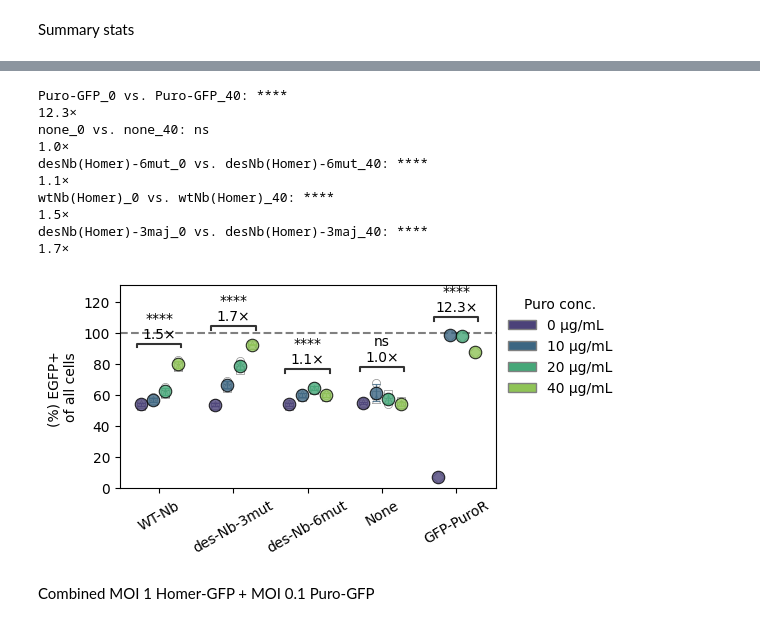
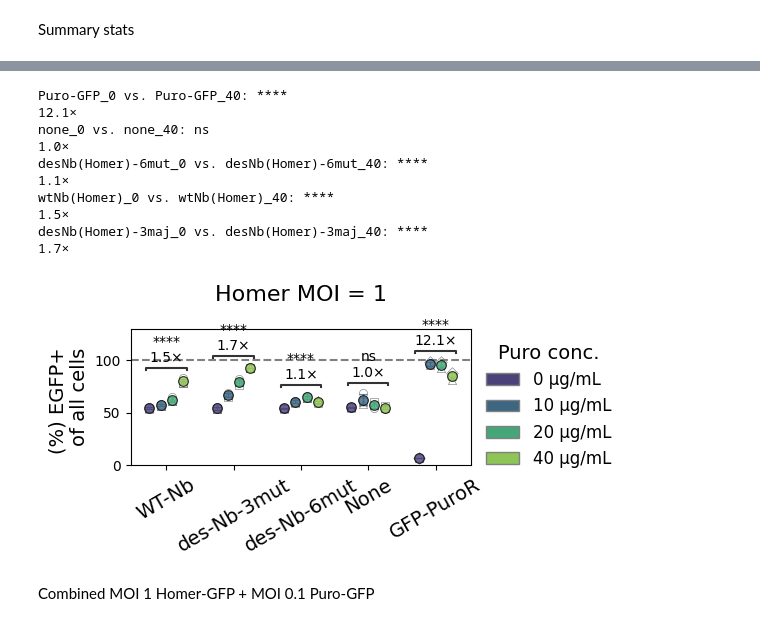
Before and after one commit to GallowayLabMIT/dasit_manuscript, a Jupyter notebook: Figure_XX_homer/homer_nb_selection.ipynb, the cells around one changed output, grey strips where cells are left out. Saved outputs shown, nothing was run; the diff lists cells and outputs as text; code cells hidden in the pictures.

```diff
--- a/Figure_XX_homer/homer_nb_selection.ipynb
+++ b/Figure_XX_homer/homer_nb_selection.ipynb
@@ -30,7 +35,7 @@ ttest_ind_less = StatTest(custom_func, custom_long_name, custom_short_name, alte
 # Set paths to the experiment folder and where to find the data
 base_path = rd.datadir/'data'/'attune'/'Maria'
 
-Plates = {'2026.07.22_homer_selection': ['Rep1_2', 'Rep3_WT','Ctrls']
+Plates = {'2026.07.22_homer_selection': ['Rep1_2', 'Rep3_WT','Ctrls'], '2026.08.04_homer_selection': ['Plate1_R1_R2_MOI0.1','Plate2_R3_MOI0.1_GFP_Puro', 'Plate3_R2_R3_MOI0', 'Plate4_ctrls' ]
 }
 
 exp_path = []
@@ -207,0 +224,11 @@ display(summary_df)
+# %%
+#universal plotting parameters
+yaxis_fontsize = 14
+xaxis_fontsize = 14
+title_fontsize = 16
+legend_title_fontsize = 14
+legend_fontsize = 12
+alpha_main = 0.8
+alpha_biorep = 0.45
+dot_size = 7
+palette = ['#4B4279', '#3C6682', '#45A778', '#8FC456']
@@ -208,5 +492,5 @@ display(summary_df)
 # %%
-palette = ['#4B4279', '#3C6682', '#45A778', '#8FC456']
+
 hue = 'puro'
 hue_order = [0, 10, 20, 40]
 
@@ -282,7 +566,7 @@ for rep, marker in markers.items():
                 facecolor='white',
                 edgecolor='black',
                 linewidth=0.5,
-                alpha=0.45,
+                alpha=alpha_biorep,
                 zorder=2
             )
 
@@ -307,9 +591,9 @@ for i, cond in enumerate(order):
             row['mean'].iloc[0],
             yerr=row['sd'].iloc[0],
             fmt='o',
-            markersize=9,
+            markersize=dot_size,
             color=colors[puro],
-            alpha=0.8,
+            alpha=alpha_main,
             mec='black',
             mew=0.8,
             capsize=3,
@@ -319,8 +603,13 @@ for i, cond in enumerate(order):
 
 # Formatting
 
-ax.yaxis.set_label_text('(%) EGFP+ \nof all cells')
+ax.yaxis.set_label_text('(%) EGFP+ \nof all cells', fontsize=yaxis_fontsize)
 ax.xaxis.set_label_text('')
+ax.set_title(
+    'Homer MOI = 1',
+    fontsize=title_fontsize,
+    pad=20
+)
 
 ax.yaxis.set_major_formatter(
     matplotlib.ticker.FuncFormatter(
@@ -342,7 +631,8 @@ label_map = {
 
 ax.set_xticklabels(
     [label_map[t] for t in order],
-    rotation=30
+    rotation=30,
+    fontsize=xaxis_fontsize
 )
 
 
@@ -361,7 +651,7 @@ ax.legend(
     title='Puro conc.',
     loc='upper left',
     bbox_to_anchor=(1,1),
-    frameon=False
+    frameon=False, fontsize=legend_fontsize, title_fontsize=legend_title_fontsize
 )
 
 
@@ -427,35 +717,35 @@ annotator = Annotator(
     order=order,
     hue_order=hue_order,
 )
 
 annotator.configure(
     test='t-test_ind',
     text_format='full',
     loc='inside',
     line_height=0.02,
     text_offset=2
 )
 
 annotator.set_custom_annotations(annotations)
 annotator.annotate()
 
 
 fig.tight_layout()
 
 plottitle = 'Figure_XX_homer_purity.svg'
 plt.savefig(rd.outfile(output_path/plottitle),bbox_inches='tight')
 # %% [output]
 Puro-GFP_0 vs. Puro-GFP_40: ****
-12.3×
+12.1×
 none_0 vs. none_40: ns
 1.0×
 desNb(Homer)-6mut_0 vs. desNb(Homer)-6mut_40: ****
 1.1×
 wtNb(Homer)_0 vs. wtNb(Homer)_40: ****
 1.5×
 desNb(Homer)-3maj_0 vs. desNb(Homer)-3maj_40: ****
 1.7×
-[figure, old version]
+[figure, new version]
 # %% [markdown]
 Combined MOI 1 Homer-GFP + MOI 0.1 Puro-GFP
 # %%
```
Also changed, not shown: parts of 11 cells of this notebook, 1 other file.
